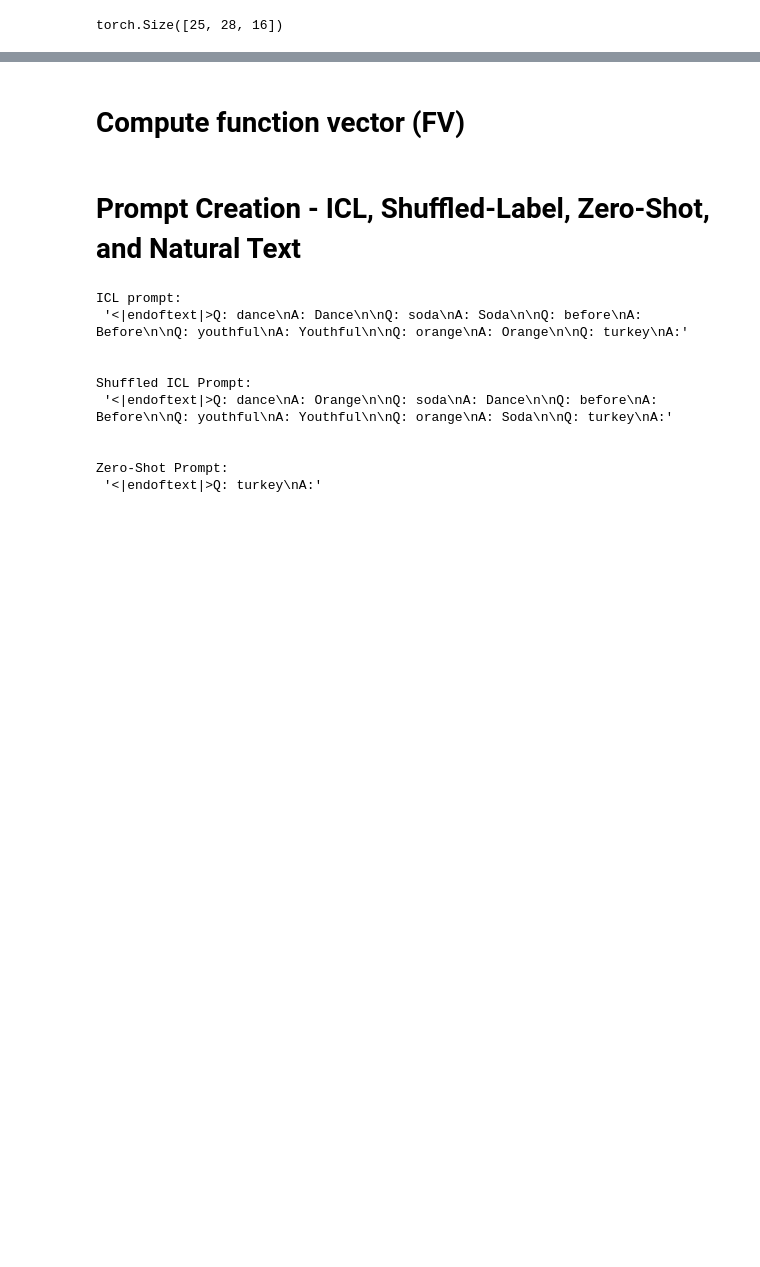
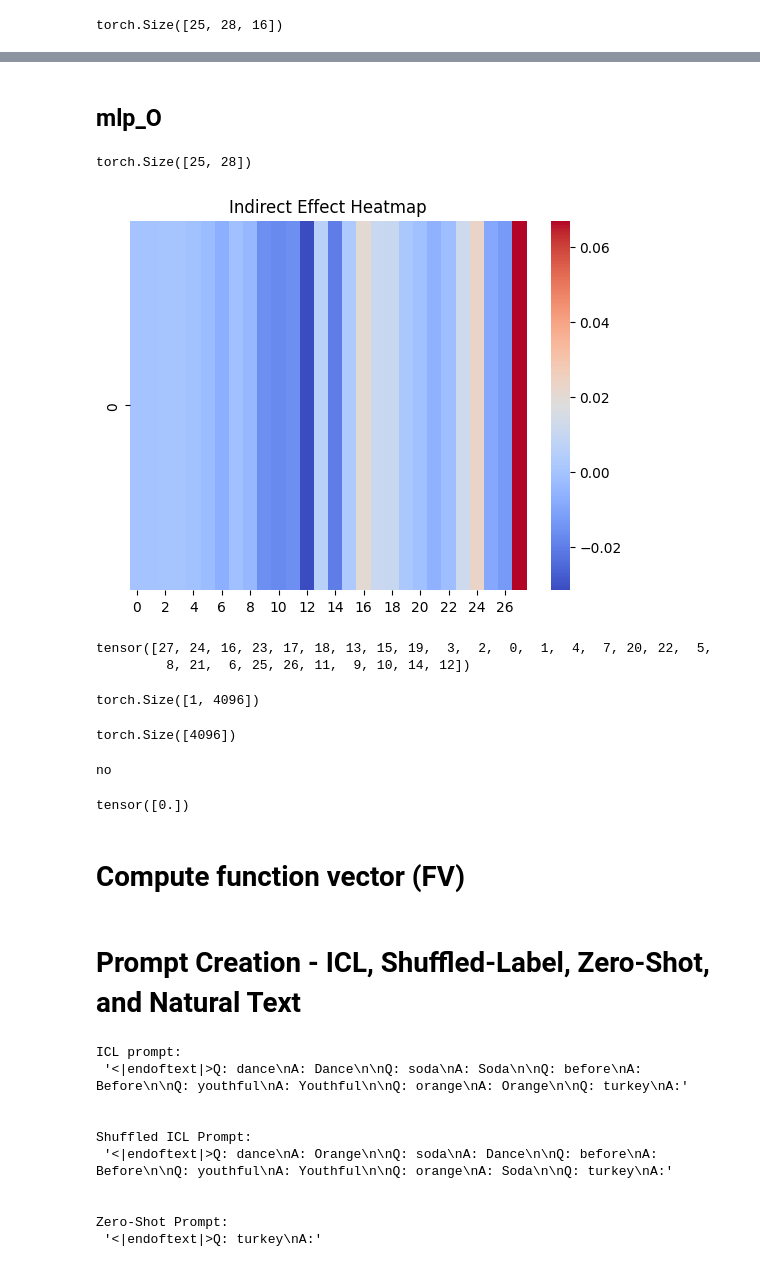
Before and after one commit to jojozyang/function_vectors, a Jupyter notebook: notebooks/demo_gpt-j_uppercase.ipynb, the cells around one changed output, grey strips where cells are left out. Cells and saved outputs as stored; diff of their text form; code cells hidden in the pictures; blank space fills up the shorter version.

Commit message:
evaluate function execution vector (mlp_O)

```diff
--- a/notebooks/demo_gpt-j_uppercase.ipynb
+++ b/notebooks/demo_gpt-j_uppercase.ipynb
@@ -94,7 +114,7 @@ mean_activations = get_mean_head_activations(dataset, model, model_config, token
 # %%
-effect_paht = '/oscar/data/epavlick/zyang220/results/fv_comm/gpt-j-6b/10heads/capitalize/capitalize_indirect_effect.pt'
-indirect_effect = torch.load(effect_paht)
-print(indirect_effect.shape)
+effect_path = '/oscar/data/epavlick/zyang220/results/fv_comm/gpt-j-6b/10heads/capitalize/capitalize_indirect_effect.pt'
+indirect_effect = torch.load(effect_path)
+print(indirect_effect.shape) # shape:n_trials  n_layer n_head
 # %% [output]
 torch.Size([25, 28, 16])
 # %%
@@ -109,6 +129,57 @@ imshow(
 # %% [output]
 [interactive output not drawn]
 [interactive output not drawn]
+# %% [markdown]
+## mlp_O
+# %%
+mlp_O_effect_path = '/oscar/data/epavlick/zyang220/results/fv_comm/gpt-j-6b/10heads/capitalize/capitalize_indirect_effect_mlp_O.pt'
+indirect_effect_mlp_O = torch.load(mlp_O_effect_path)
+print(indirect_effect_mlp_O.shape) #
+# %% [output]
+torch.Size([25, 28])
+# %%
+import seaborn as sns
+import matplotlib.pyplot as plt
+def indirect_effect_heatmap_mlp_O(indirect_effect):
+    """
+    Plot indirect effect heatmap
+    """
+    sns.heatmap(indirect_effect, annot=False, cmap='coolwarm')
+    plt.title('Indirect Effect Heatmap')
+    plt.show()
+# %%
+indirect_effect_heatmap_mlp_O(indirect_effect_mlp_O.mean(dim=0).unsqueeze(0)) # expect 2D data
+# %% [output]
+[figure, added]
+# %%
+# return the rank list of the indirect effect
+indirect_effect_mlp_O.mean(dim=0).argsort(descending=True)
+# %% [output]
+tensor([27, 24, 16, 23, 17, 18, 13, 15, 19,  3,  2,  0,  1,  4,  7, 20, 22,  5,
+         8, 21,  6, 25, 26, 11,  9, 10, 14, 12])
+# %%
+path_25 = '/oscar/data/epavlick/zyang220/results/fv_comm/gpt-j-6b/capitalize_old/mlp_O_25_FS.pt'
+mlp_O_25_FS = torch.load(path_25)
+print(mlp_O_25_FS.shape)
+assert mlp_O_25_FS.shape == (1, 4096)
+# Compute function vector (FV)
+# %% [output]
+torch.Size([1, 4096])
+# %%
+print( mlp_O[25, -1].shape)
+# %% [output]
+torch.Size([4096])
+# %%
+if torch.equal(mlp_O_25_FS, mlp_O[25, -1].unsqueeze(0)):
+    print('yes')
+else:
+    print('no')
+# %% [output]
+no
+# %%
+torch.nn.functional.cosine_similarity(mlp_O_25_FS, mlp_O[25, -1].unsqueeze(0), dim=1)
+# %% [output]
+tensor([0.])
 # %% [markdown]
 # Compute function vector (FV)
 # %%
```
Also changed, not shown: parts of 7 cells of this notebook, 10 other files.
